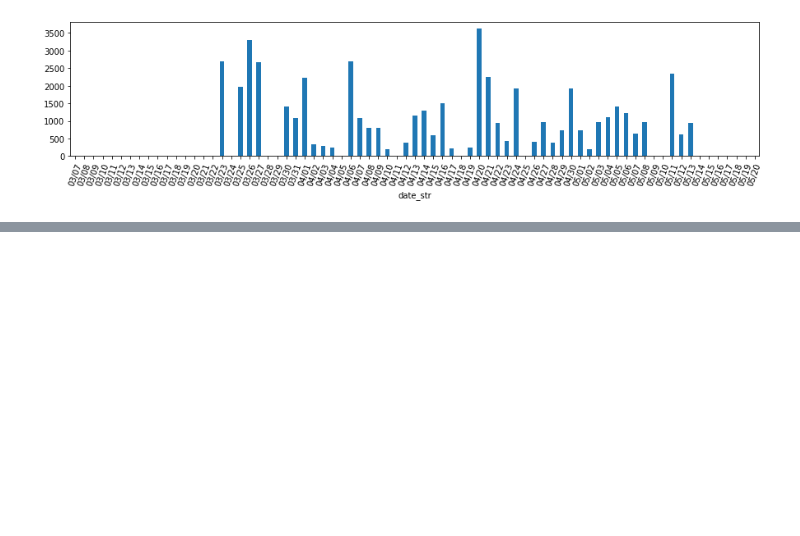
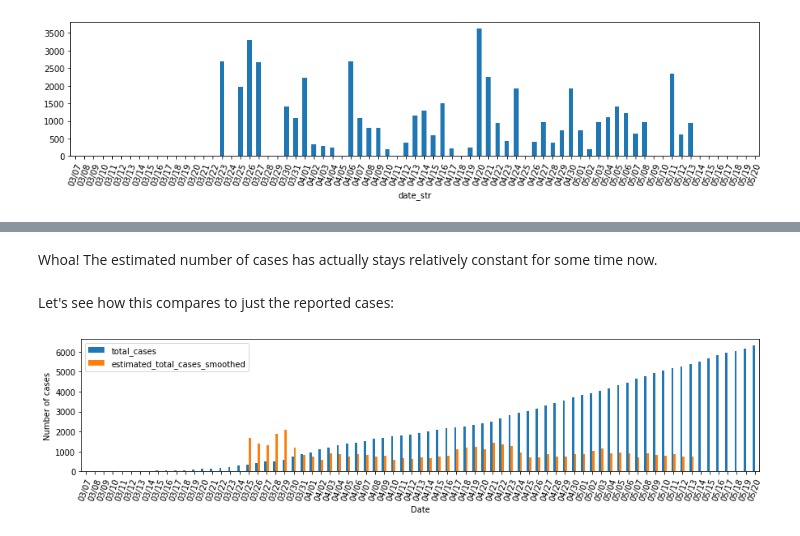
Before and after one commit to AndrewJWashington/covid_san_diego, a Jupyter notebook: new_cases_and_tests.ipynb, the cells around one changed output, grey strips where cells are left out. Cells and saved outputs as stored; diff of their text form; code cells hidden in the pictures; blank space fills up the shorter version.

```diff
--- a/new_cases_and_tests.ipynb
+++ b/new_cases_and_tests.ipynb
@@ -191,0 +223,10 @@ plot_by_time('estimated_total_cases')
+# %% [markdown]
+Whoa! The estimated number of cases has actually stays relatively constant for some time now.
+# %% [markdown]
+Let's see how this compares to just the reported cases:
+# %%
+df.set_index('date_str')[['total_cases', 'estimated_total_cases_smoothed']].plot.bar(figsize=figsize, rot=70)
+plt.ylabel('Number of cases')
+plt.xlabel('Date');
+# %% [output]
+[figure, added]
```
Also changed, not shown: parts of 32 cells of this notebook.
